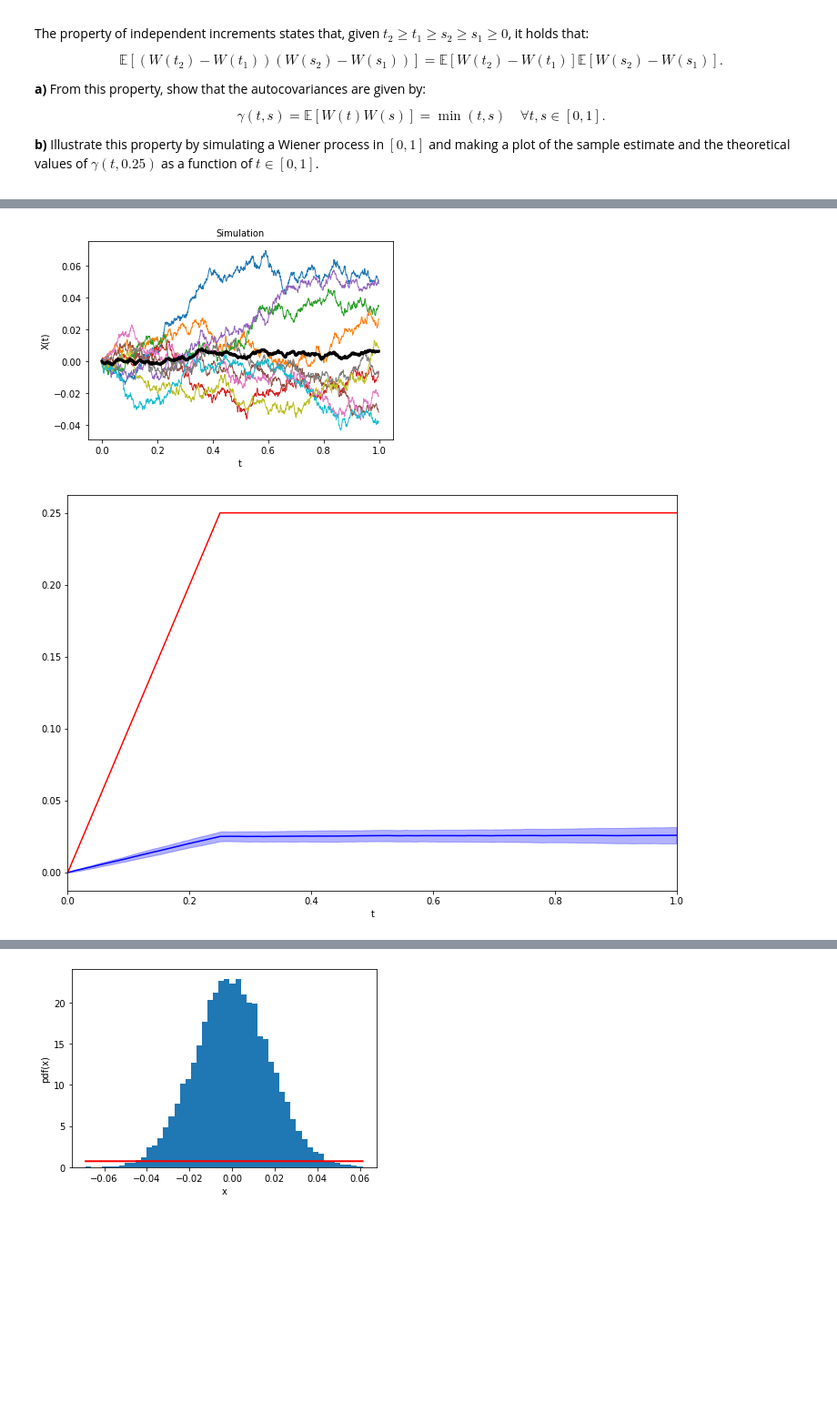
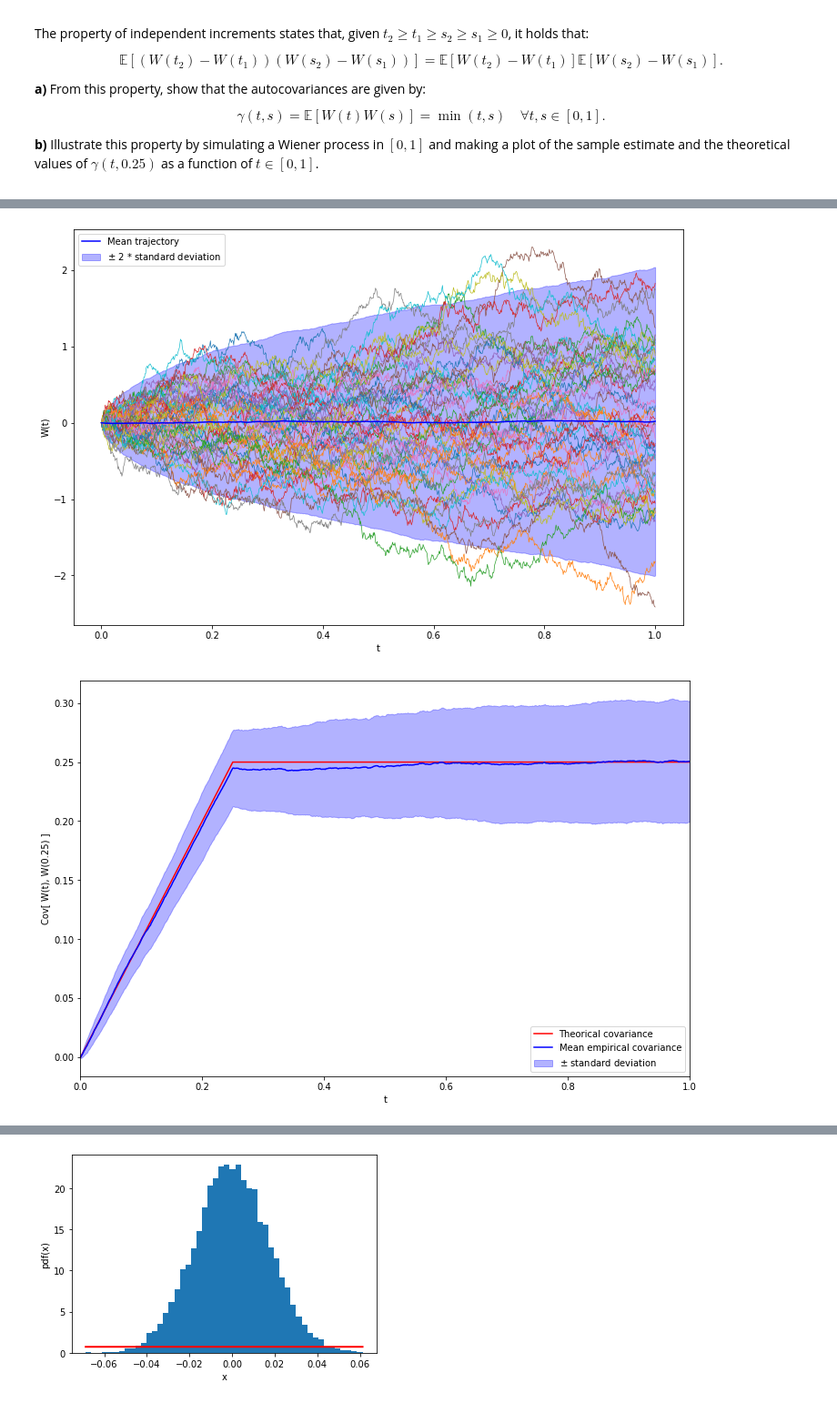
Before and after one commit to Ocete/mcd-pe-continuo, a Jupyter notebook: P1/ejercicios.ipynb, the cells around one changed output, grey strips where cells are left out. Shown at 91% size. Cells and saved outputs as stored; diff of their text form; code cells hidden in the pictures; blank space fills up the shorter version.

```diff
--- a/P1/ejercicios.ipynb
+++ b/P1/ejercicios.ipynb
@@ -528,20 +529,15 @@ $$
 
 where we used $\mathbb E [ W(t) ] = 0$ and $\text{Var} [ W(t) ] = t$ for all $t \in [0,1]$.
 # %%
-
-
-n_processes = 10
+n_processes = 1000
 t, trajectories = ex.simulate_wiener_process(n_processes=n_processes)
-
-plots.plot_trajectories(t,trajectories,max_trajectories = 10)
+ex.plot_trajectories(t, trajectories)
 # %% [output]
-[figure, old version]
+[figure, new version]
 # %%
-
-
-ex.plot_estimated_covariance()
+ex.plot_estimated_covariance(n_processes=100)
 # %% [output]
-[figure, old version]
+[figure, new version]
 # %% [markdown]
 <div class="myblock exercise">
 <h1>Exercise 7</h1> <a href='#Ejercicio-7' class='anchor-link'>¶</a>
```
Also changed, not shown: parts of 11 cells of this notebook, 4 other files.
